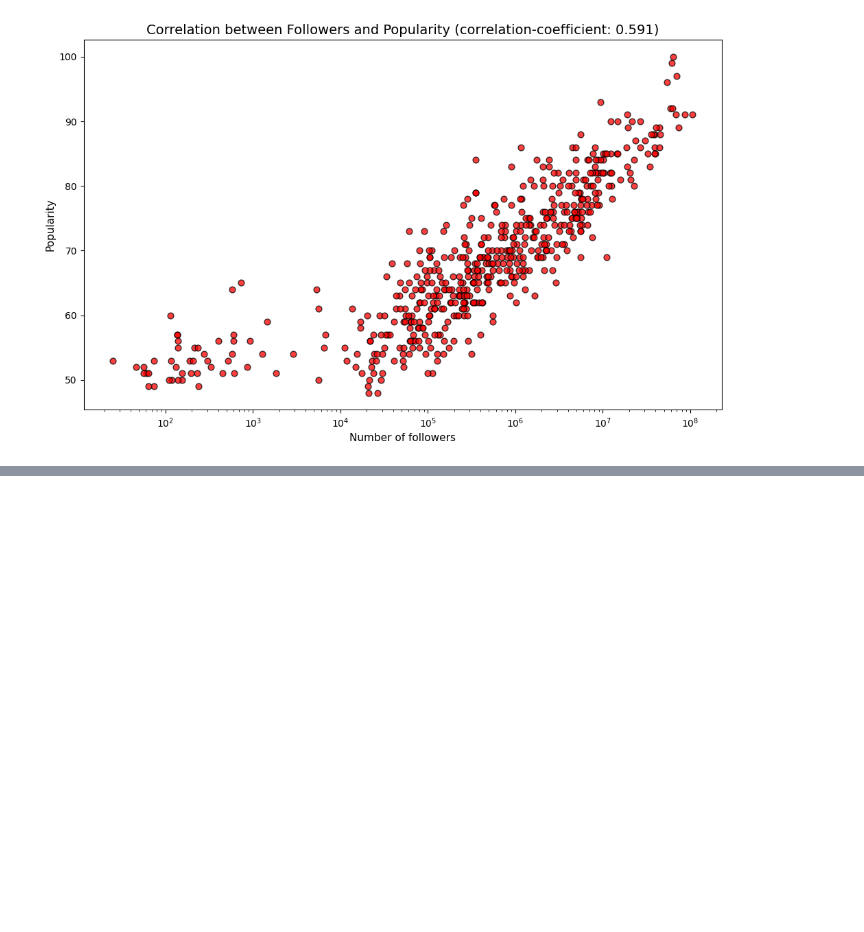
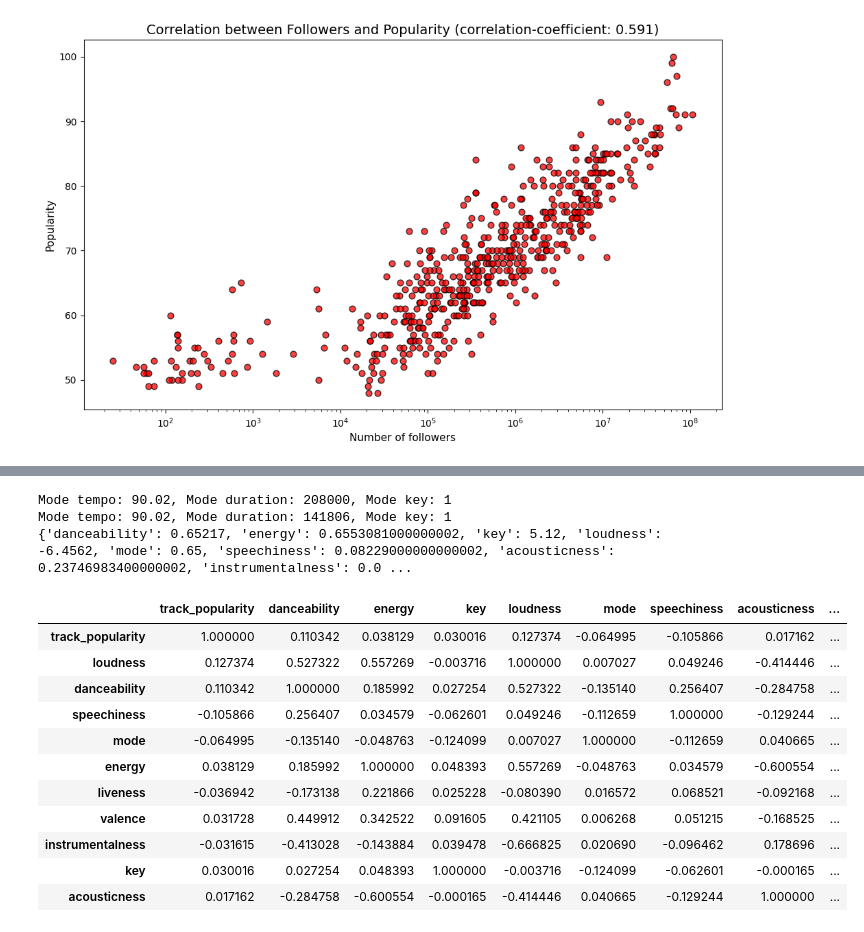
Before and after one commit to ValentinForster/Foundations-Project, a Jupyter notebook: Project.ipynb, the cells around one changed output, grey strips where cells are left out. Drawn from its saved outputs; the diff is of its cells as text; code cells hidden in the pictures; blank space fills up the shorter version.

```diff
--- a/Project.ipynb
+++ b/Project.ipynb
@@ -60,0 +132,40 @@ plt.show()
+# %%
+df_sorted = df_combined.sort_values('track_popularity', ascending=False)
+top_100 = df_sorted.head(100)
+
+medians_per_feature = {}
+
+for feature in features:
+    medians_per_feature[feature] = top_100[feature].mean()
+
+mode_tempo = df_combined["tempo"].mode()[0]
+mode_duration = df_combined["duration_ms"].mode()[0]
+mode_key = df_combined["key"].mode()[0]
+print(f"Mode tempo: {mode_tempo}, Mode duration: {mode_duration}, Mode key: {mode_key}")
+
+mode_tempo_100 = top_100["tempo"].mode()[0]
+mode_duration_100 = top_100["duration_ms"].mode()[0]
+mode_key_100 = top_100["key"].mode()[0]
+print(f"Mode tempo: {mode_tempo_100}, Mode duration: {mode_duration_100}, Mode key: {mode_key_100}")
+
+print(medians_per_feature)
+# %% [output]
+Mode tempo: 90.02, Mode duration: 208000, Mode key: 1
+Mode tempo: 90.02, Mode duration: 141806, Mode key: 1
+{'danceability': 0.65217, 'energy': 0.6553081000000002, 'key': 5.12, 'loudness': -6.4562, 'mode': 0.65, 'speechiness': 0.08229000000000002, 'acousticness': 0.23746983400000002, 'instrumentalness': 0.0 ...
+# %%
+correlations = df_clean.corr().sort_values('track_popularity', ascending=False, key=abs)
+display(correlations)
+# %% [output]
+|  | track_popularity | danceability | energy | key | loudness | mode | speechiness | acousticness | ... |
+| track_popularity | 1.000000 | 0.110342 | 0.038129 | 0.030016 | 0.127374 | -0.064995 | -0.105866 | 0.017162 | ... |
+| loudness | 0.127374 | 0.527322 | 0.557269 | -0.003716 | 1.000000 | 0.007027 | 0.049246 | -0.414446 | ... |
+| danceability | 0.110342 | 1.000000 | 0.185992 | 0.027254 | 0.527322 | -0.135140 | 0.256407 | -0.284758 | ... |
+| speechiness | -0.105866 | 0.256407 | 0.034579 | -0.062601 | 0.049246 | -0.112659 | 1.000000 | -0.129244 | ... |
+| mode | -0.064995 | -0.135140 | -0.048763 | -0.124099 | 0.007027 | 1.000000 | -0.112659 | 0.040665 | ... |
+| energy | 0.038129 | 0.185992 | 1.000000 | 0.048393 | 0.557269 | -0.048763 | 0.034579 | -0.600554 | ... |
+| liveness | -0.036942 | -0.173138 | 0.221866 | 0.025228 | -0.080390 | 0.016572 | 0.068521 | -0.092168 | ... |
+| valence | 0.031728 | 0.449912 | 0.342522 | 0.091605 | 0.421105 | 0.006268 | 0.051215 | -0.168525 | ... |
+| instrumentalness | -0.031615 | -0.413028 | -0.143884 | 0.039478 | -0.666825 | 0.020690 | -0.096462 | 0.178696 | ... |
+| key | 0.030016 | 0.027254 | 0.048393 | 1.000000 | -0.003716 | -0.124099 | -0.062601 | -0.000165 | ... |
+| acousticness | 0.017162 | -0.284758 | -0.600554 | -0.000165 | -0.414446 | 0.040665 | -0.129244 | 1.000000 | ... |
```
Also changed, not shown: parts of 3 cells of this notebook.
